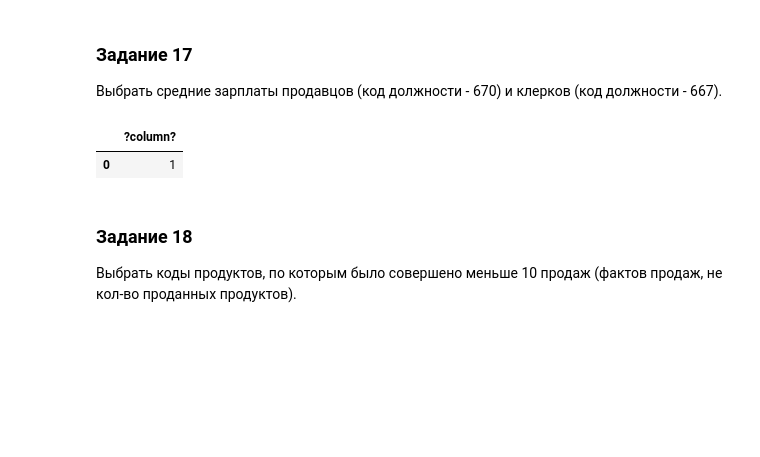
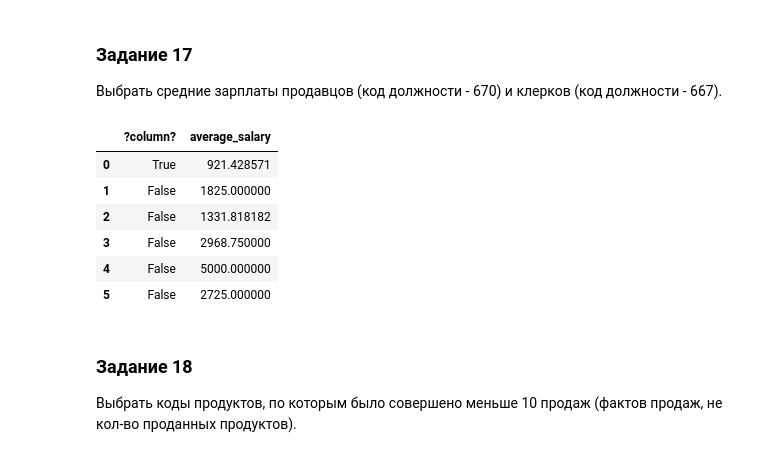
Before and after one commit to Ed00107/sbd1, a Jupyter notebook: Большое_ДЗ_1.ipynb, the cells around one changed output. Drawn from its saved outputs; the diff is of its cells as text; code cells hidden in the pictures; blank space fills up the shorter version.

```diff
--- a/Большое_ДЗ_1.ipynb
+++ b/Большое_ДЗ_1.ipynb
@@ -395,13 +395,22 @@ Group By job_id
 # %% [markdown]
 ### Задание 17
  Выбрать средние зарплаты продавцов (код должности - 670) и клерков (код должности - 667).
-# %%
-pd.read_sql_query("""
-Select 1
-""", conn)
-# %% [output]
-|  | ?column? |
-| 0 | 1 |
+# %%
+pd.read_sql_query("""
+SELECT job_id=667,AVG(SALARY) AS
+AVERAGE_SALARY
+FROM da.employee
+Group By  job_id
+;
+""", conn)#Может я один словит лаг от прочтенного.Есть атрибут продавцы,а где атрибут клерк в таблицах.Я видел только имя такое в таблице джоб
+# %% [output]
+|  | ?column? | average_salary |
+| 0 | True | 921.428571 |
+| 1 | False | 1825.000000 |
+| 2 | False | 1331.818182 |
+| 3 | False | 2968.750000 |
+| 4 | False | 5000.000000 |
+| 5 | False | 2725.000000 |
 # %% [markdown]
 ### Задание 18
 Выбрать коды продуктов, по которым было совершено меньше 10 продаж (фактов продаж, не кол-во проданных продуктов).
```
Also changed, not shown: parts of 4 cells of this notebook.
